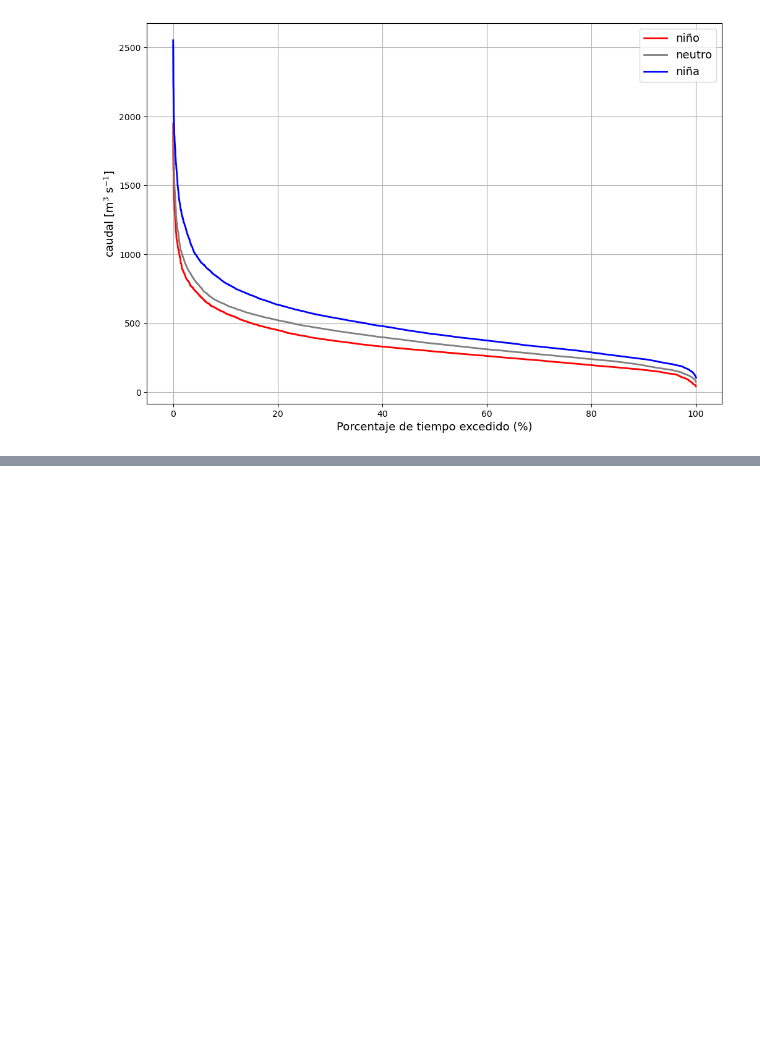
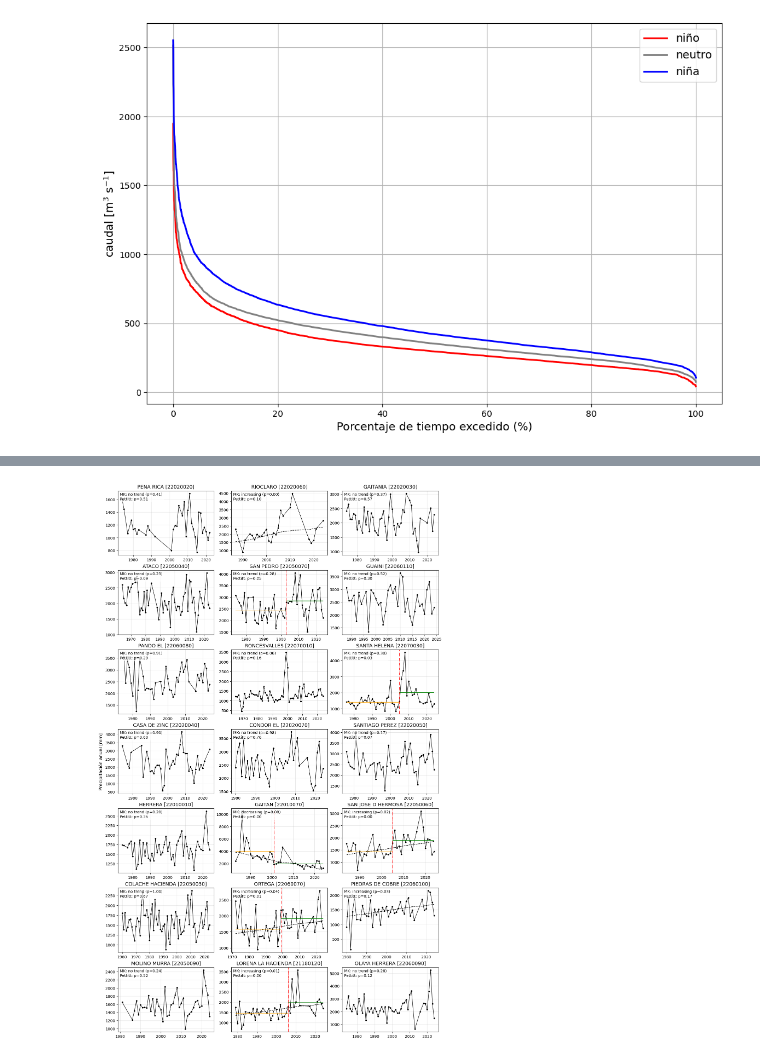
Before and after one commit to Juliant06/hidrologia_saldana, a Jupyter notebook: hidrologia_saldana.ipynb, the cells around one changed output, grey strips where cells are left out. Saved outputs shown, nothing was run; the diff lists cells and outputs as text; code cells hidden in the pictures; blank space fills up the shorter version.

```diff
--- a/hidrologia_saldana.ipynb
+++ b/hidrologia_saldana.ipynb
@@ -703,0 +740,38 @@ estaciones_pptn
+# %%
+from hidro_tools import homogeneidad
+fig, axes = malla_estaciones(len(estaciones_pptn), ncols=3, panel=(4.2, 2.9))
+
+for ax, cod in zip(axes, estaciones_pptn.index):
+    path = estaciones_pptn.at[cod,'files_path']
+    name = estaciones_pptn.at[cod,'Nombre']
+    df = funciones_hidrologicas.read_data(path)
+    serie = homogeneidad.serie_anual(df, 'pptn')
+    res_mk, info = homogeneidad.mann_kendall(df, 'pptn')
+    _, res_p = homogeneidad.pettitt(df, 'pptn')
+
+    x = serie.index.year
+    ax.plot(x, serie.values, color='black', marker='o', ms=3, lw=1)
+
+    # Línea de tendencia de Sen (solo si MK es significativo)
+    if res_mk.h:
+        t = np.arange(len(serie))
+        ax.plot(x, res_mk.intercept + res_mk.slope * t,
+                color='k', ls='--', lw=1.2)
+
+    # Punto de cambio (solo si Pettitt es significativo)
+    if res_p.h:
+        loc = serie.index[res_p.cp].year
+        ax.axvline(loc, color='red', ls='-.', lw=1.2)
+        ax.hlines(res_p.avg.mu1, x[0], loc, colors='orange', lw=1.3)
+        ax.hlines(res_p.avg.mu2, loc, x[-1], colors='green', lw=1.3)
+
+    txt = f'MK: {res_mk.trend} (p={res_mk.p:.2f})\nPettitt: p={res_p.p:.2f}'
+    ax.text(0.02, 0.97, txt, transform=ax.transAxes, va='top', fontsize=10,
+            bbox=dict(fc='white', ec='none', alpha=0.7))
+    ax.set_title(name, fontsize=13)
+    ax.grid(alpha=0.3)
+
+fig.supylabel('Precipitación anual [mm]')
+fig.savefig('consistencia_mk_pettitt.png', dpi=200)
+# %% [output]
+[figure, added]
```
Also changed, not shown: parts of 12 cells of this notebook, 3 other files.
